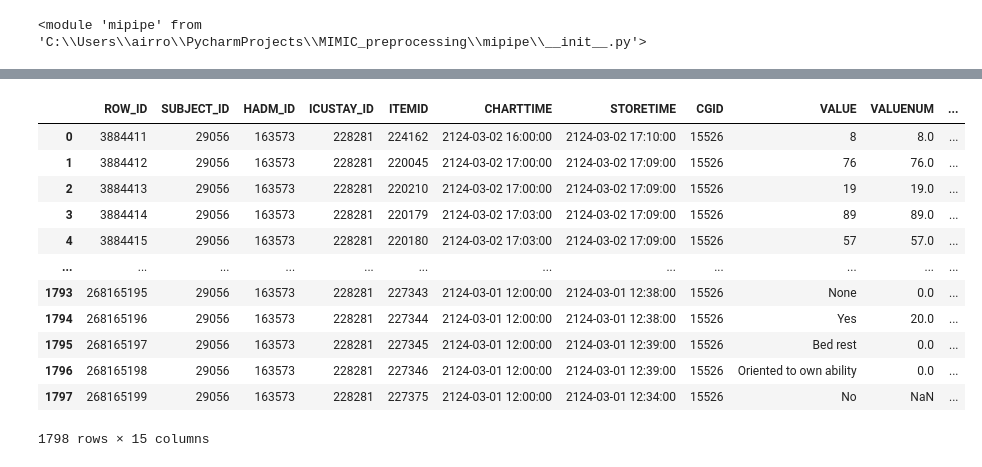
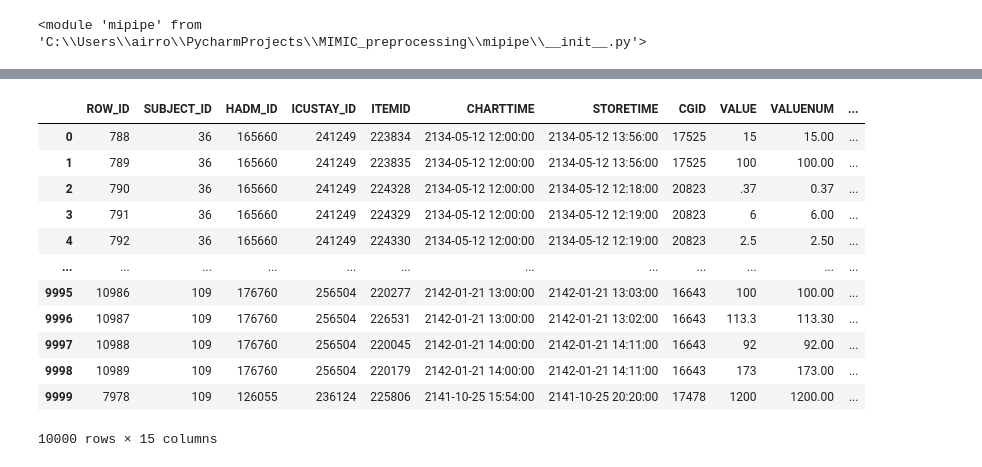
Before and after one commit to Harry-PARK/MIMIC_preprocessing, a Jupyter notebook: test.ipynb, the cells around one changed output, grey strips where cells are left out. Cells and saved outputs as stored; diff of their text form; code cells hidden in the pictures.

```diff
--- a/test.ipynb
+++ b/test.ipynb
@@ -1,8 +1,10 @@
 # %%
 import os
+
 import pandas as pd
+from sqlalchemy import create_engine
 
-import mipipe as mp
+import mipipe as mip
 
 # MySQL 데이터베이스 연결 정보
 username = 'root'
@@ -10,6 +12,6 @@ password = os.getenv('AIMED_PW')
 host = '172.28.8.103'
 port = '3306'  # 예: '3306'
 database = "MIMIC_III"
-db_engine = mp.DBConfig(username, password, host, port, database).engine
+db_engine = create_engine(f'mysql+pymysql://{username}:{password}@{host}:{port}/{database}')
 # %%
 from importlib import reload
@@ -73,18 +22,18 @@ dic
 # %%
-query = "SELECT * FROM CHARTEVENTS WHERE ICUSTAY_ID IN (228281.0);"
+query = "SELECT * FROM CHARTEVENTS LIMIT 10000;"
 icu_patient = pd.read_sql(query, db_engine)
 icu_patient
 # %% [output]
 |  | ROW_ID | SUBJECT_ID | HADM_ID | ICUSTAY_ID | ITEMID | CHARTTIME | STORETIME | CGID | VALUE | VALUENUM | ... |
-| 0 | 3884411 | 29056 | 163573 | 228281 | 224162 | 2124-03-02 16:00:00 | 2124-03-02 17:10:00 | 15526 | 8 | 8.0 | ... |
-| 1 | 3884412 | 29056 | 163573 | 228281 | 220045 | 2124-03-02 17:00:00 | 2124-03-02 17:09:00 | 15526 | 76 | 76.0 | ... |
-| 2 | 3884413 | 29056 | 163573 | 228281 | 220210 | 2124-03-02 17:00:00 | 2124-03-02 17:09:00 | 15526 | 19 | 19.0 | ... |
-| 3 | 3884414 | 29056 | 163573 | 228281 | 220179 | 2124-03-02 17:03:00 | 2124-03-02 17:09:00 | 15526 | 89 | 89.0 | ... |
-| 4 | 3884415 | 29056 | 163573 | 228281 | 220180 | 2124-03-02 17:03:00 | 2124-03-02 17:09:00 | 15526 | 57 | 57.0 | ... |
+| 0 | 788 | 36 | 165660 | 241249 | 223834 | 2134-05-12 12:00:00 | 2134-05-12 13:56:00 | 17525 | 15 | 15.00 | ... |
+| 1 | 789 | 36 | 165660 | 241249 | 223835 | 2134-05-12 12:00:00 | 2134-05-12 13:56:00 | 17525 | 100 | 100.00 | ... |
+| 2 | 790 | 36 | 165660 | 241249 | 224328 | 2134-05-12 12:00:00 | 2134-05-12 12:18:00 | 20823 | .37 | 0.37 | ... |
+| 3 | 791 | 36 | 165660 | 241249 | 224329 | 2134-05-12 12:00:00 | 2134-05-12 12:19:00 | 20823 | 6 | 6.00 | ... |
+| 4 | 792 | 36 | 165660 | 241249 | 224330 | 2134-05-12 12:00:00 | 2134-05-12 12:19:00 | 20823 | 2.5 | 2.50 | ... |
 | ... | ... | ... | ... | ... | ... | ... | ... | ... | ... | ... | ... |
-| 1793 | 268165195 | 29056 | 163573 | 228281 | 227343 | 2124-03-01 12:00:00 | 2124-03-01 12:38:00 | 15526 | None | 0.0 | ... |
-| 1794 | 268165196 | 29056 | 163573 | 228281 | 227344 | 2124-03-01 12:00:00 | 2124-03-01 12:38:00 | 15526 | Yes | 20.0 | ... |
-| 1795 | 268165197 | 29056 | 163573 | 228281 | 227345 | 2124-03-01 12:00:00 | 2124-03-01 12:39:00 | 15526 | Bed rest | 0.0 | ... |
-| 1796 | 268165198 | 29056 | 163573 | 228281 | 227346 | 2124-03-01 12:00:00 | 2124-03-01 12:39:00 | 15526 | Oriented to own ability | 0.0 | ... |
-| 1797 | 268165199 | 29056 | 163573 | 228281 | 227375 | 2124-03-01 12:00:00 | 2124-03-01 12:34:00 | 15526 | No | NaN | ... |
+| 9995 | 10986 | 109 | 176760 | 256504 | 220277 | 2142-01-21 13:00:00 | 2142-01-21 13:03:00 | 16643 | 100 | 100.00 | ... |
+| 9996 | 10987 | 109 | 176760 | 256504 | 226531 | 2142-01-21 13:00:00 | 2142-01-21 13:02:00 | 16643 | 113.3 | 113.30 | ... |
+| 9997 | 10988 | 109 | 176760 | 256504 | 220045 | 2142-01-21 14:00:00 | 2142-01-21 14:11:00 | 16643 | 92 | 92.00 | ... |
+| 9998 | 10989 | 109 | 176760 | 256504 | 220179 | 2142-01-21 14:00:00 | 2142-01-21 14:11:00 | 16643 | 173 | 173.00 | ... |
+| 9999 | 7978 | 109 | 126055 | 236124 | 225806 | 2141-10-25 15:54:00 | 2141-10-25 20:20:00 | 17478 | 1200 | 1200.00 | ... |
-1798 rows × 15 columns
+10000 rows × 15 columns
```
Also changed, not shown: parts of 11 cells of this notebook, 5 other files.
